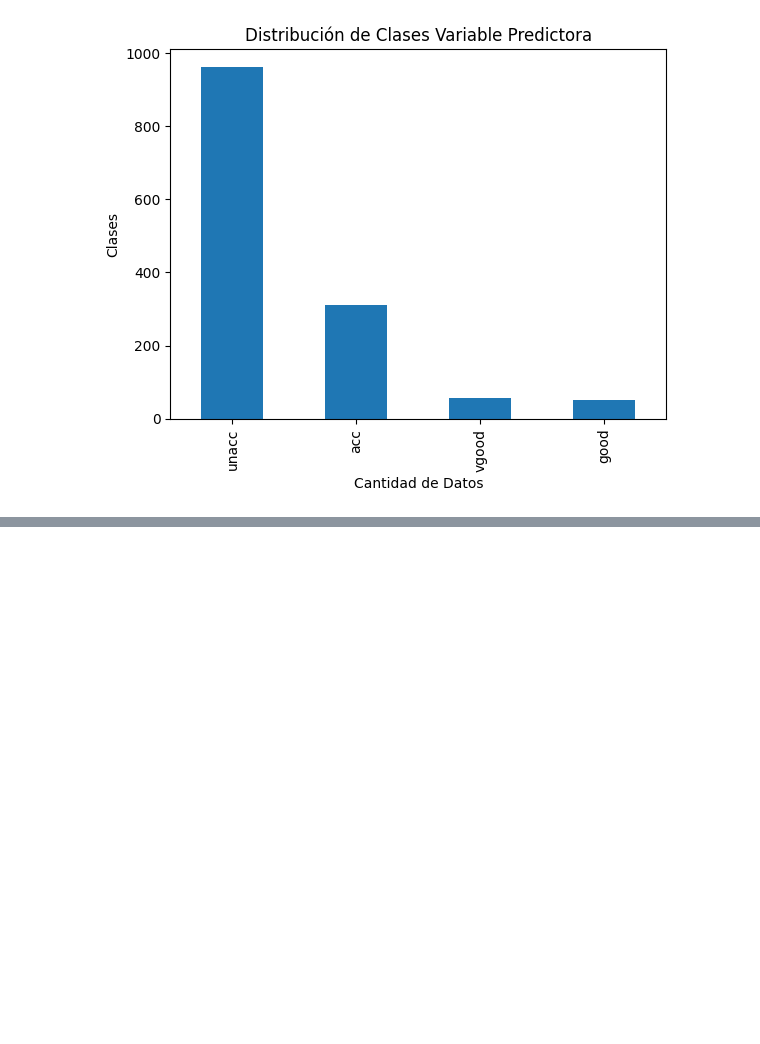
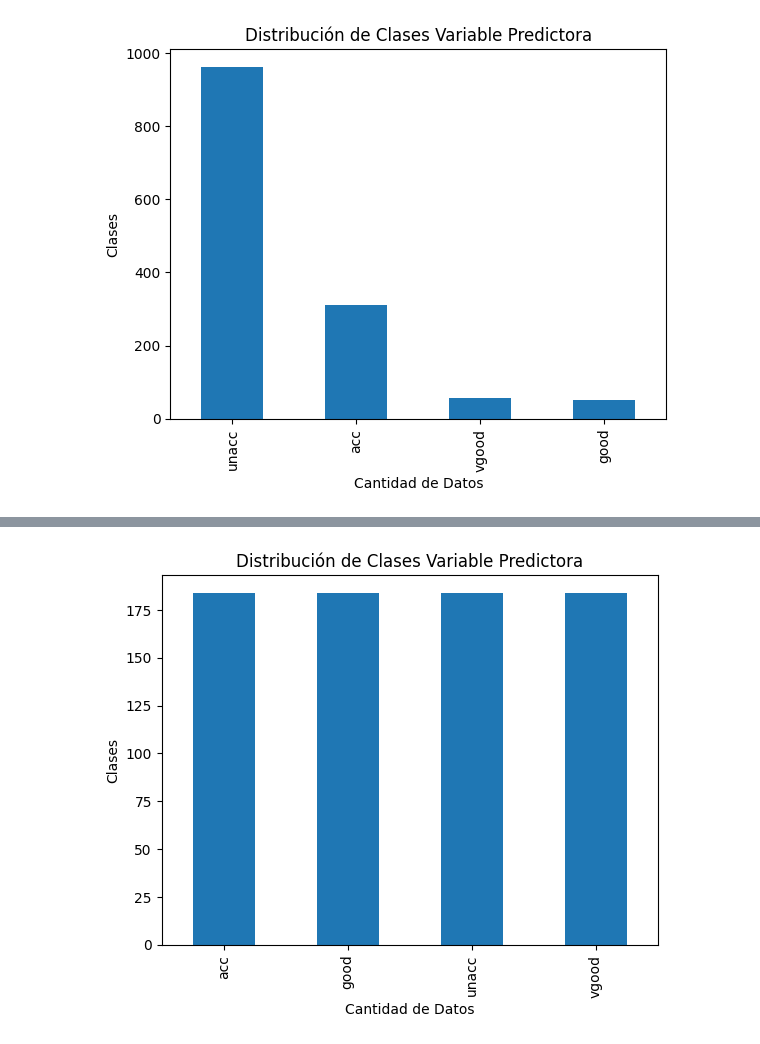
Before and after one commit to jaquimbayoc7/DocumentacionDiplomadoML, a Jupyter notebook: 4. Aprendizaje Supervisado Clasificación/ArbolDClas.ipynb, the cells around one changed output, grey strips where cells are left out. Drawn from its saved outputs; the diff is of its cells as text; code cells hidden in the pictures; blank space fills up the shorter version.

```diff
--- a/4. Aprendizaje Supervisado Clasificación/ArbolDClas.ipynb
+++ b/4. Aprendizaje Supervisado Clasificación/ArbolDClas.ipynb
@@ -352,0 +353,31 @@ grafModelos(X_train, y_train, X_test, y_test)
+# %%
+###Nivelación SMOTE - imblearn
+conteo = y_train.value_counts()
+
+n_samples = conteo.median().astype(np.int64)
+
+def sampling_strategy(X,y,n_samples, t='majority'):
+    target_classes = ''
+    if t == 'majority':
+        target_classes = y.value_counts() > n_samples
+    elif t == 'minority':
+        target_classes = y.value_counts() < n_samples
+    tc = target_classes[target_classes == True].index
+    sampling_strategy = {}
+    for target in tc:
+        sampling_strategy[target] = n_samples
+    return sampling_strategy
+
+from imblearn.under_sampling import ClusterCentroids
+
+under_sampler = ClusterCentroids(sampling_strategy=sampling_strategy(X_train,y_train,n_samples,t='majority'))
+X_under, y_under = under_sampler.fit_resample(X_train, y_train)
+
+from imblearn.over_sampling import SMOTE
+
+over_sampler = SMOTE(sampling_strategy=sampling_strategy(X_under, y_under,n_samples, t='minority'),k_neighbors=2)
+X_bal, y_bal = over_sampler.fit_resample(X_under, y_under)
+
+grafDes(y_bal, 'Cantidad de Datos','Clases','Distribución de Clases Variable Predictora')
+# %% [output]
+[figure, added]
```
Also changed, not shown: parts of 16 cells of this notebook.
